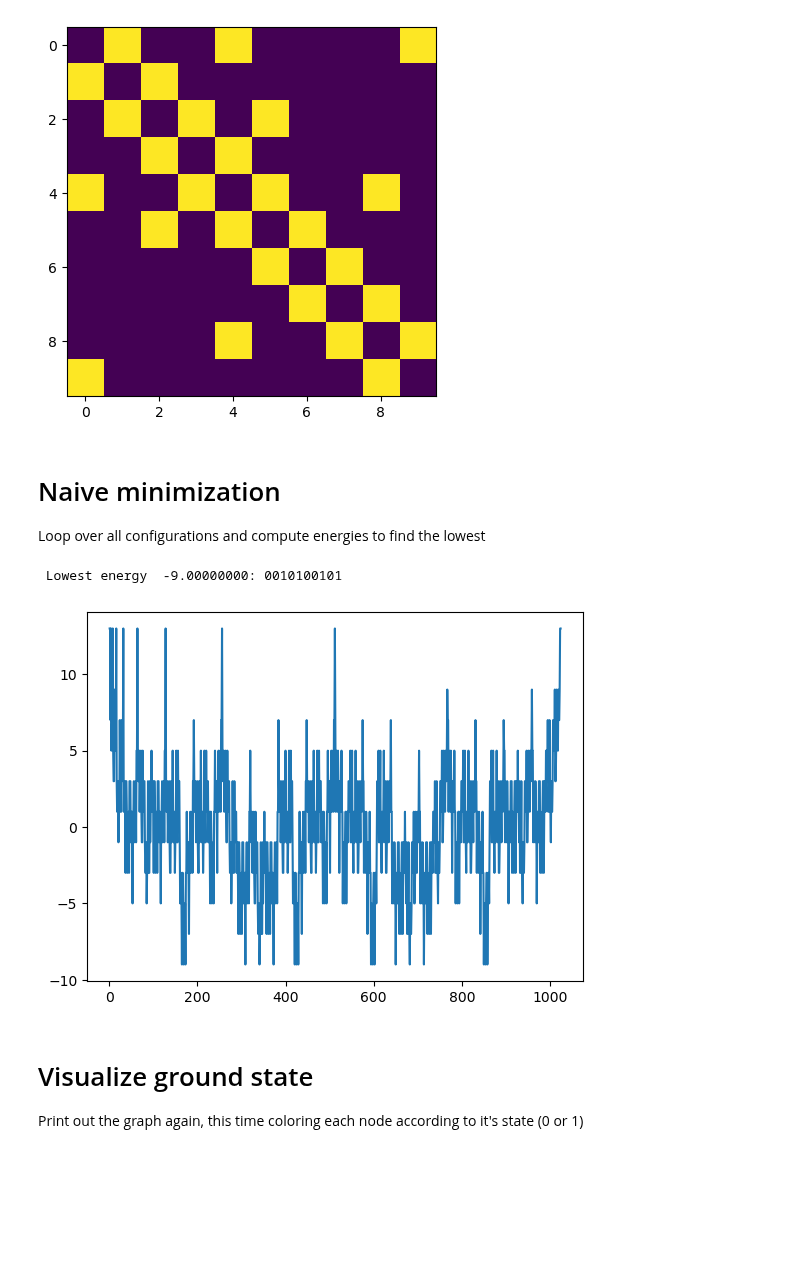
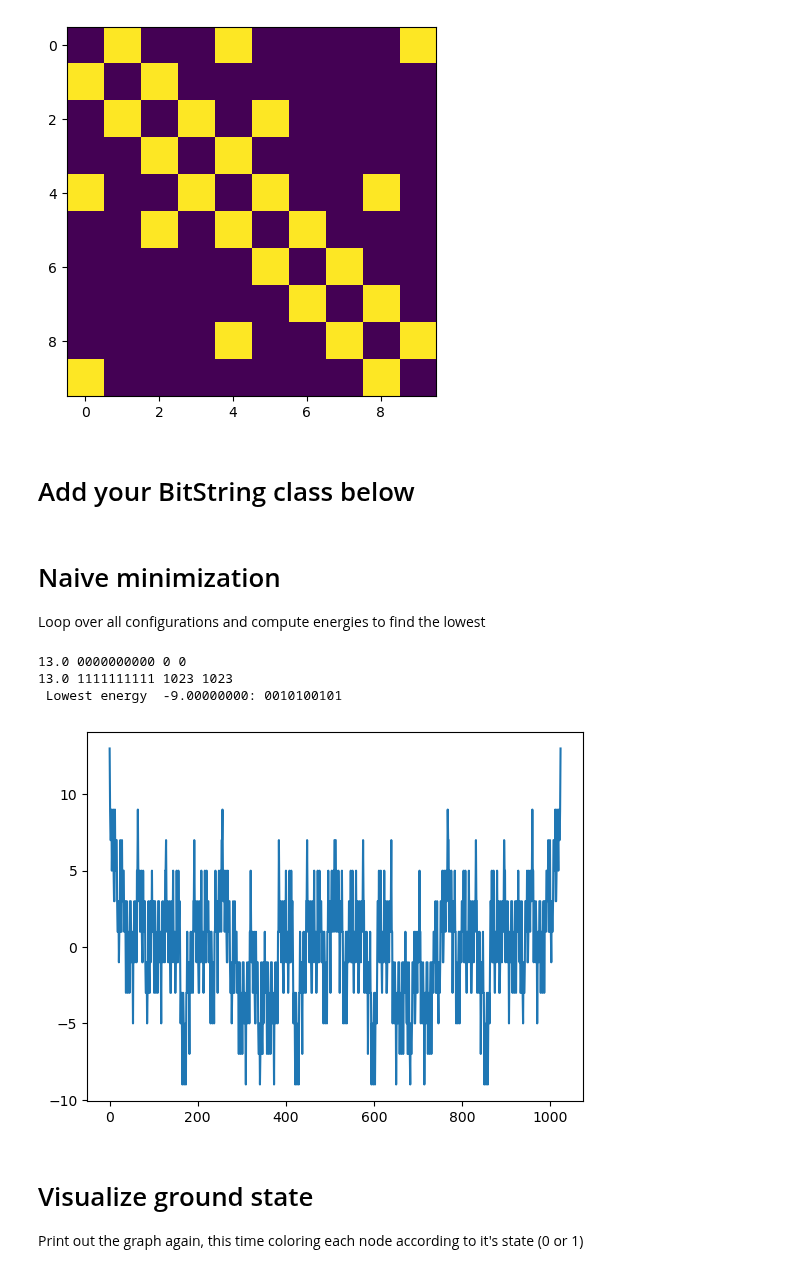
Before and after one commit to CHEM-PHYS-X684/QuantumSoftware, a Jupyter notebook: notebooks/graph.ipynb, the cells around one changed output. Saved outputs shown, nothing was run; the diff lists cells and outputs as text; code cells hidden in the pictures; blank space fills up the shorter version.

```diff
--- a/notebooks/graph.ipynb
+++ b/notebooks/graph.ipynb
@@ -52,6 +52,8 @@ array([[0., 1., 0., 0., 1., 0., 0., 0., 0., 1.],
        [0., 0., 0., 0., 1., 0., 0., 1., 0., 1.],
        [1., 0., 0., 0., 0., 0., 0., 0., 1., 0.]])
 [figure]
+# %% [markdown]
+# Add your BitString class below
 # %%
 def energy(bs: BitString, G: nx.Graph):
     """Compute energy of configuration, `bs`
@@ -78,22 +80,26 @@ Loop over all configurations and compute energies to find the lowest
 # %%
 x = [] # Store list of indices
 y = [] # Store list of energies
 xmin = None # configuration of minimum energy configuration
 emin = 0 # minimum of energy
-for b in range(1,  2**10+1):
+my_bs = BitString([0]*10)
+
+for b in range(0,  2**10):
     pass
 
 
 # Print out all the energies
 plt.plot(x,y);
 
 my_bs.set_int(xmin,digits=10)
 print(" Lowest energy %12.8f: %s" %(emin, my_bs))
 
 assert(abs(energy(my_bs, G) - -9) < 1e-12)
 # %% [output]
+13.0 0000000000 0 0
+13.0 1111111111 1023 1023
  Lowest energy  -9.00000000: 0010100101
-[figure, old version]
+[figure, new version]
 # %% [markdown]
 # Visualize ground state
 Print out the graph again, this time coloring each node according to it's state (0 or 1)
```
Also changed, not shown: parts of 2 cells of this notebook.
